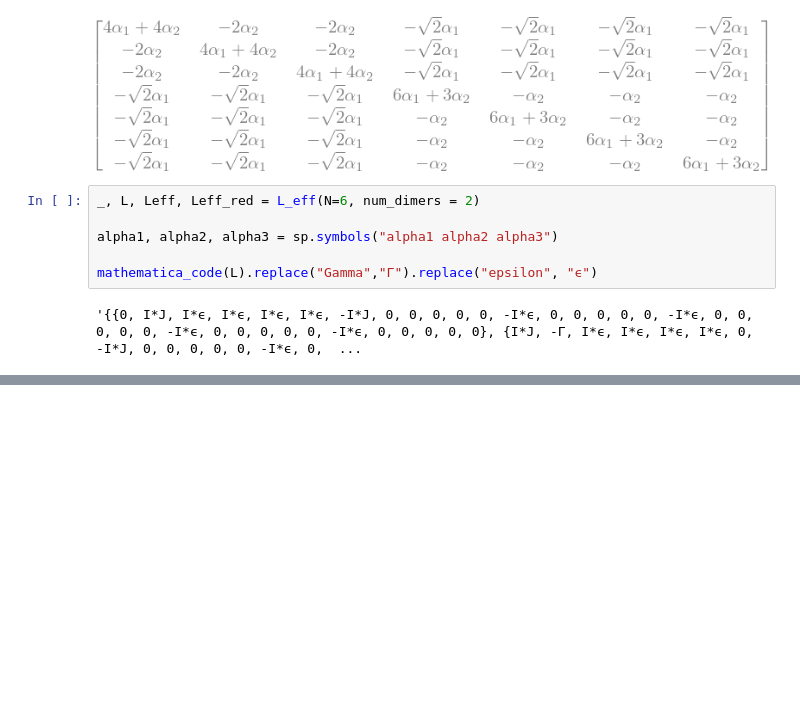
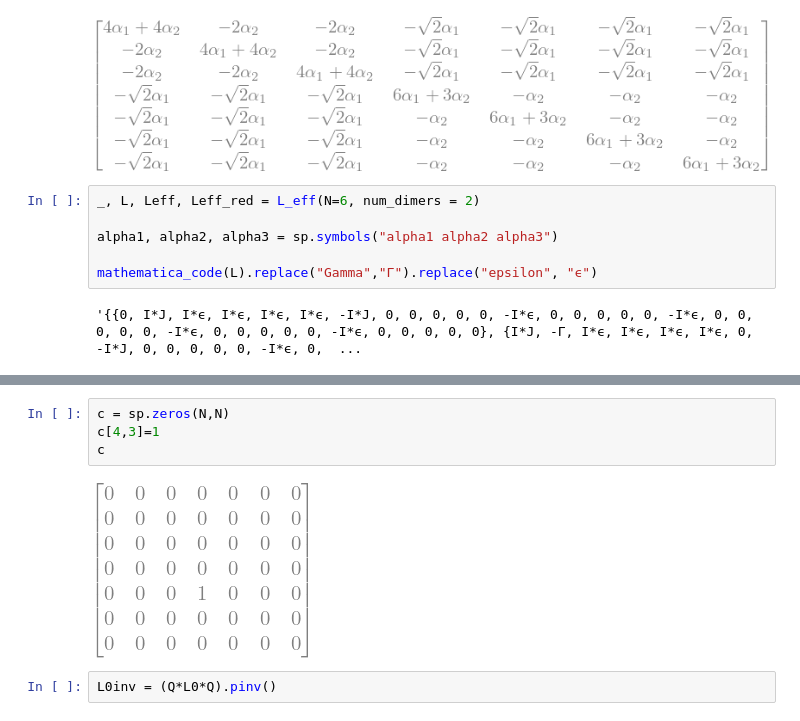
Before and after one commit to kiwipretzel/nserc-2026, a Jupyter notebook: [3.4] [n-site (degenerate), single-body, general epsilon's, local dephasing]/[3.4.4] [many dimer] [july 30]/eigenvalues.ipynb, the cells around one changed output, grey strips where cells are left out. Saved outputs shown, nothing was run; the diff lists cells and outputs as text; blank space fills up the shorter version.

```diff
--- a/[3.4] [n-site (degenerate), single-body, general epsilon's, local dephasing]/[3.4.4] [many dimer] [july 30]/eigenvalues.ipynb
+++ b/[3.4] [n-site (degenerate), single-body, general epsilon's, local dephasing]/[3.4.4] [many dimer] [july 30]/eigenvalues.ipynb
@@ -204,0 +209,8 @@ Leff_red = sp.Matrix(len(nullspace), len(nullspace), lambda i,j: (nullspace[i].t
+# %%
+c = sp.zeros(N,N)
+c[4,3]=1
+c
+# %% [output]
+[figure, added]
+# %%
+L0inv = (Q*L0*Q).pinv()
```
Also changed, not shown: parts of 6 cells of this notebook, 1 other file.
